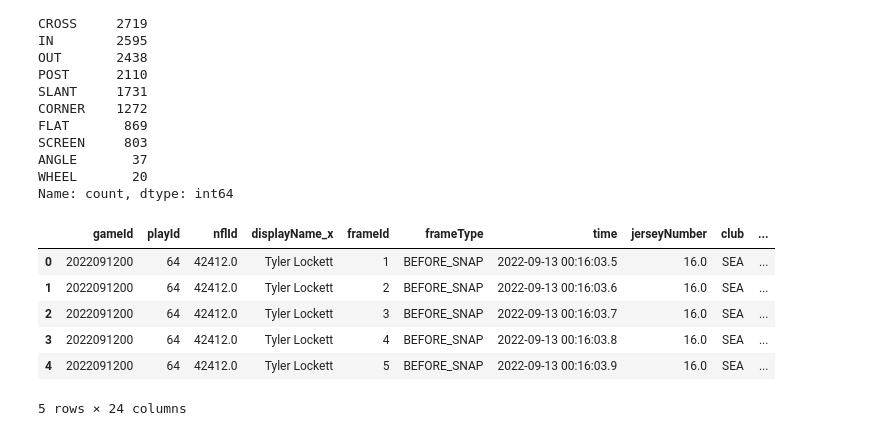
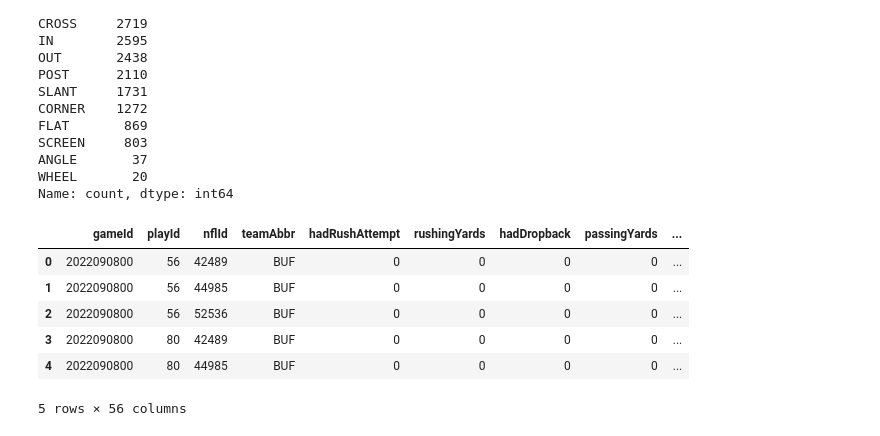
Before and after one commit to ArjunR27/301FinalProject, a Jupyter notebook: receiver_analysis.ipynb, the cells around one changed output. Drawn from its saved outputs; the diff is of its cells as text; code cells hidden in the pictures.

Commit message:
wide receiver ranking

```diff
--- a/receiver_analysis.ipynb
+++ b/receiver_analysis.ipynb
@@ -76,10 +71,10 @@ week1_receivers = pd.merge(week1, df_receivers, on='nflId')
 # %%
-week1_receivers.head()
+df_receiver_plays.head()
 # %% [output]
-|  | gameId | playId | nflId | displayName_x | frameId | frameType | time | jerseyNumber | club | ... |
-| 0 | 2022091200 | 64 | 42412.0 | Tyler Lockett | 1 | BEFORE_SNAP | 2022-09-13 00:16:03.5 | 16.0 | SEA | ... |
-| 1 | 2022091200 | 64 | 42412.0 | Tyler Lockett | 2 | BEFORE_SNAP | 2022-09-13 00:16:03.6 | 16.0 | SEA | ... |
-| 2 | 2022091200 | 64 | 42412.0 | Tyler Lockett | 3 | BEFORE_SNAP | 2022-09-13 00:16:03.7 | 16.0 | SEA | ... |
-| 3 | 2022091200 | 64 | 42412.0 | Tyler Lockett | 4 | BEFORE_SNAP | 2022-09-13 00:16:03.8 | 16.0 | SEA | ... |
-| 4 | 2022091200 | 64 | 42412.0 | Tyler Lockett | 5 | BEFORE_SNAP | 2022-09-13 00:16:03.9 | 16.0 | SEA | ... |
+|  | gameId | playId | nflId | teamAbbr | hadRushAttempt | rushingYards | hadDropback | passingYards | ... |
+| 0 | 2022090800 | 56 | 42489 | BUF | 0 | 0 | 0 | 0 | ... |
+| 1 | 2022090800 | 56 | 44985 | BUF | 0 | 0 | 0 | 0 | ... |
+| 2 | 2022090800 | 56 | 52536 | BUF | 0 | 0 | 0 | 0 | ... |
+| 3 | 2022090800 | 80 | 42489 | BUF | 0 | 0 | 0 | 0 | ... |
+| 4 | 2022090800 | 80 | 44985 | BUF | 0 | 0 | 0 | 0 | ... |
-5 rows × 24 columns
+5 rows × 56 columns
```
Also changed, not shown: parts of 13 cells of this notebook, 1 other file.
